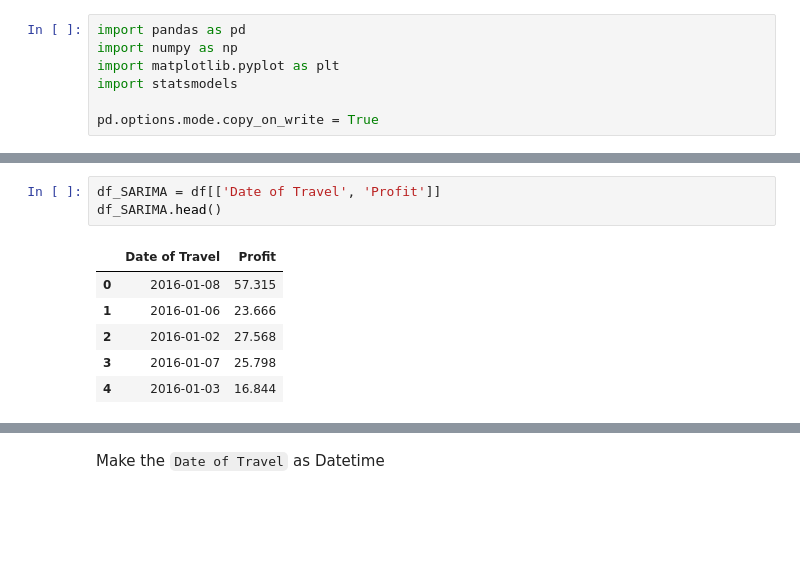
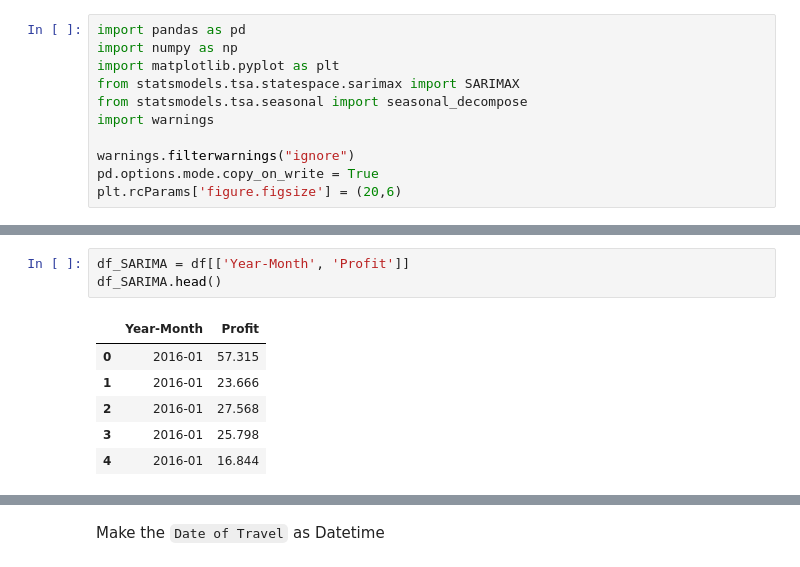
Before and after one commit to MuhammadNurilHuda/G2M-Cab-Investment, a Jupyter notebook: Modeling.ipynb, the cells around one changed output, grey strips where cells are left out. Drawn from its saved outputs; the diff is of its cells as text; blank space fills up the shorter version.

```diff
--- a/Modeling.ipynb
+++ b/Modeling.ipynb
@@ -25,9 +7,13 @@ Note: you may need to restart the kernel to use updated packages.
 import pandas as pd
 import numpy as np
 import matplotlib.pyplot as plt
-import statsmodels
+from statsmodels.tsa.statespace.sarimax import SARIMAX
+from statsmodels.tsa.seasonal import seasonal_decompose
+import warnings
 
+warnings.filterwarnings("ignore")
 pd.options.mode.copy_on_write = True
+plt.rcParams['figure.figsize'] = (20,6)
 # %%
 df = pd.read_csv('Dataset/Used_data.csv')
 df = df.drop(columns='Unnamed: 0')
@@ -46,15 +32,15 @@ I want to make a profit prediction, from the analysis that has been done previou
     <img src="Profit per month.png" alt="Profit per month" style="width:700px;" />
 </div>
 # %%
-df_SARIMA = df[['Date of Travel', 'Profit']]
+df_SARIMA = df[['Year-Month', 'Profit']]
 df_SARIMA.head()
 # %% [output]
-|  | Date of Travel | Profit |
-| 0 | 2016-01-08 | 57.315 |
-| 1 | 2016-01-06 | 23.666 |
-| 2 | 2016-01-02 | 27.568 |
-| 3 | 2016-01-07 | 25.798 |
-| 4 | 2016-01-03 | 16.844 |
+|  | Year-Month | Profit |
+| 0 | 2016-01 | 57.315 |
+| 1 | 2016-01 | 23.666 |
+| 2 | 2016-01 | 27.568 |
+| 3 | 2016-01 | 25.798 |
+| 4 | 2016-01 | 16.844 |
 # %%
 df_SARIMA.dtypes
 # %% [output]
```
Also changed, not shown: parts of 27 cells of this notebook.
